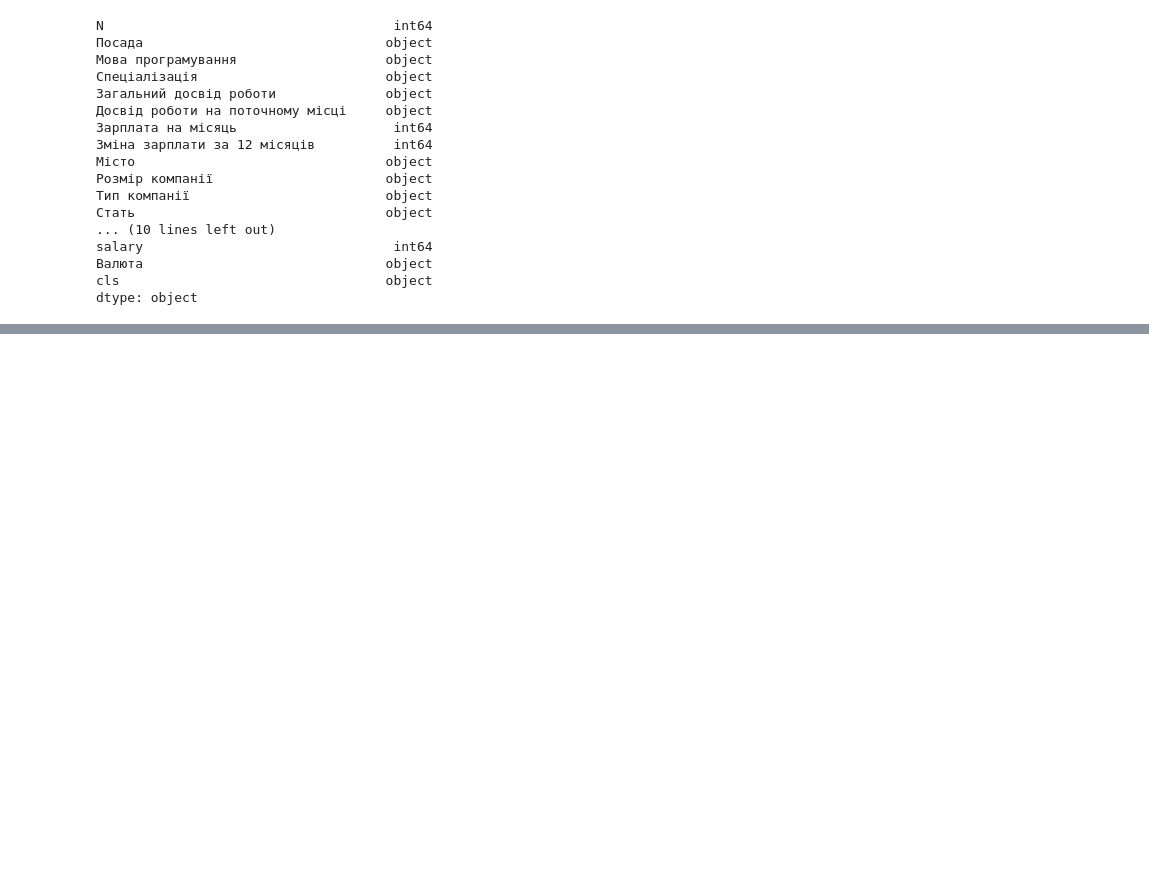
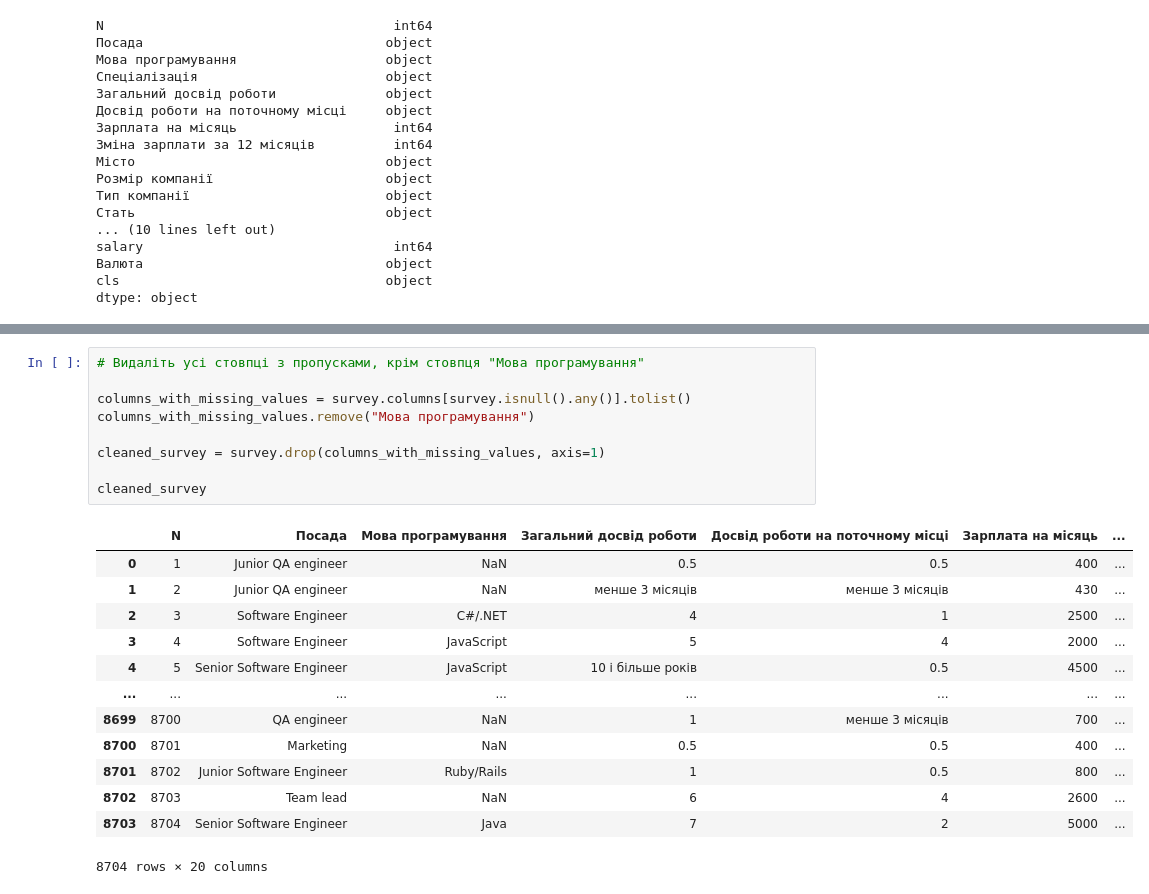
Before and after one commit to Korniev/Data-Sciense, a Jupyter notebook: hw_02/Hw_2.2.ipynb, the cells around one changed output, grey strips where cells are left out. Cells and saved outputs as stored; diff of their text form; blank space fills up the shorter version.

```diff
--- a/hw_02/Hw_2.2.ipynb
+++ b/hw_02/Hw_2.2.ipynb
@@ -76,0 +101,23 @@ dtype: object
+# %%
+# Видаліть усі стовпці з пропусками, крім стовпця "Мова програмування"
+
+columns_with_missing_values = survey.columns[survey.isnull().any()].tolist()
+columns_with_missing_values.remove("Мова програмування")
+
+cleaned_survey = survey.drop(columns_with_missing_values, axis=1)
+
+cleaned_survey
+# %% [output]
+|  | N | Посада | Мова програмування | Загальний досвід роботи | Досвід роботи на поточному місці | Зарплата на місяць | ... |
+| 0 | 1 | Junior QA engineer | NaN | 0.5 | 0.5 | 400 | ... |
+| 1 | 2 | Junior QA engineer | NaN | менше 3 місяців | менше 3 місяців | 430 | ... |
+| 2 | 3 | Software Engineer | C#/.NET | 4 | 1 | 2500 | ... |
+| 3 | 4 | Software Engineer | JavaScript | 5 | 4 | 2000 | ... |
+| 4 | 5 | Senior Software Engineer | JavaScript | 10 і більше років | 0.5 | 4500 | ... |
+| ... | ... | ... | ... | ... | ... | ... | ... |
+| 8699 | 8700 | QA engineer | NaN | 1 | менше 3 місяців | 700 | ... |
+| 8700 | 8701 | Marketing | NaN | 0.5 | 0.5 | 400 | ... |
+| 8701 | 8702 | Junior Software Engineer | Ruby/Rails | 1 | 0.5 | 800 | ... |
+| 8702 | 8703 | Team lead | NaN | 6 | 4 | 2600 | ... |
+| 8703 | 8704 | Senior Software Engineer | Java | 7 | 2 | 5000 | ... |
+8704 rows × 20 columns
```
Also changed, not shown: parts of 8 cells of this notebook.
